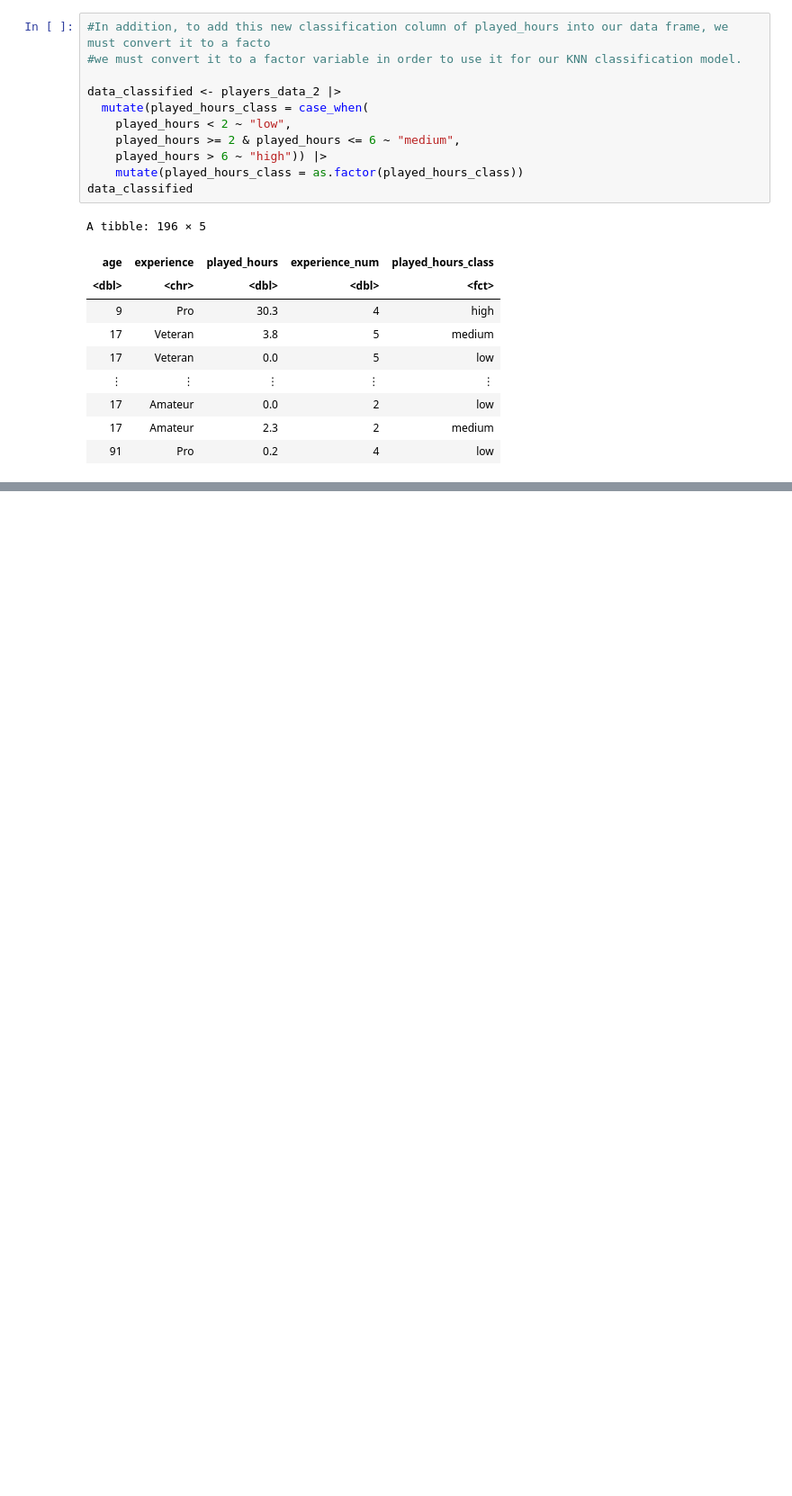
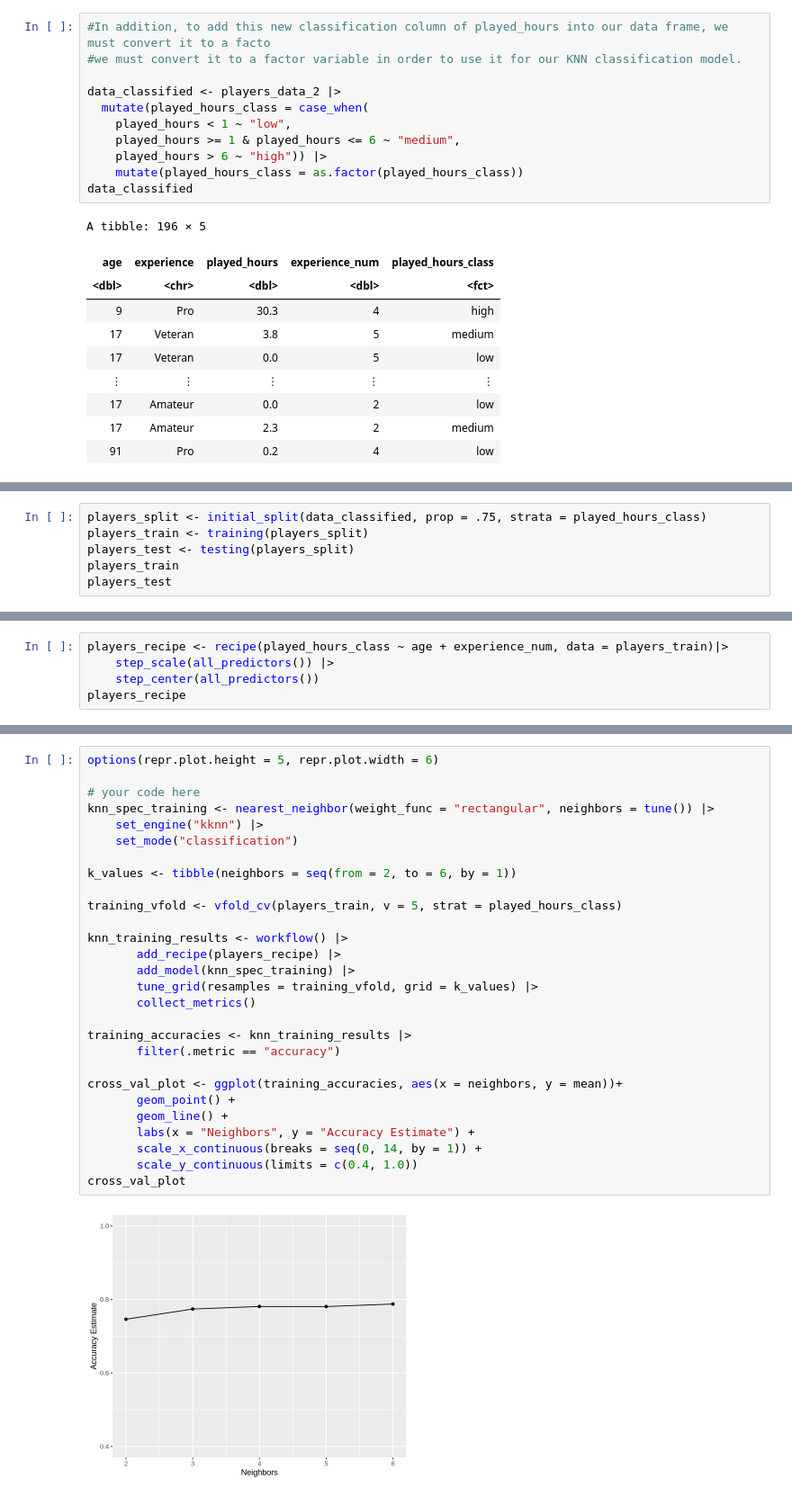
Before and after one commit to kathyythoi/dsci_project, a Jupyter notebook: finalprojectreoport.ipynb, the cells around one changed output, grey strips where cells are left out. Shown at 90% size. Saved outputs shown, nothing was run; the diff lists cells and outputs as text; blank space fills up the shorter version.

Commit message:
started building our knn model
did cross validation, found optimal k, split data into testing/training

```diff
--- a/finalprojectreoport.ipynb
+++ b/finalprojectreoport.ipynb
@@ -186,8 +186,8 @@ As we can see, there are a lot more "low" contribution players rather than high
 
 data_classified <- players_data_2 |>
   mutate(played_hours_class = case_when(
-    played_hours < 2 ~ "low",
-    played_hours >= 2 & played_hours <= 6 ~ "medium",
+    played_hours < 1 ~ "low",
+    played_hours >= 1 & played_hours <= 6 ~ "medium",
     played_hours > 6 ~ "high")) |>
     mutate(played_hours_class = as.factor(played_hours_class))
 data_classified
@@ -204,0 +207,6 @@ A tibble: 196 × 5
+# %%
+players_split <- initial_split(data_classified, prop = .75, strata = played_hours_class)
+players_train <- training(players_split)
+players_test <- testing(players_split)
+players_train
+players_test
@@ -204,0 +236,5 @@ A tibble: 196 × 5
+# %%
+players_recipe <- recipe(played_hours_class ~ age + experience_num, data = players_train)|>
+    step_scale(all_predictors()) |>
+    step_center(all_predictors())
+players_recipe
@@ -204,0 +262,30 @@ A tibble: 196 × 5
+# %%
+options(repr.plot.height = 5, repr.plot.width = 6)
+
+# your code here
+knn_spec_training <- nearest_neighbor(weight_func = "rectangular", neighbors = tune()) |>
+    set_engine("kknn") |>
+    set_mode("classification")
+
+k_values <- tibble(neighbors = seq(from = 2, to = 6, by = 1))
+
+training_vfold <- vfold_cv(players_train, v = 5, strat = played_hours_class)
+
+knn_training_results <- workflow() |>
+       add_recipe(players_recipe) |>
+       add_model(knn_spec_training) |>
+       tune_grid(resamples = training_vfold, grid = k_values) |>
+       collect_metrics()
+
+training_accuracies <- knn_training_results |>
+       filter(.metric == "accuracy")
+
+cross_val_plot <- ggplot(training_accuracies, aes(x = neighbors, y = mean))+
+       geom_point() +
+       geom_line() +
+       labs(x = "Neighbors", y = "Accuracy Estimate") +
+       scale_x_continuous(breaks = seq(0, 14, by = 1)) +
+       scale_y_continuous(limits = c(0.4, 1.0))
+cross_val_plot
+# %% [output]
+[figure, added]
```
Also changed, not shown: parts of 8 cells of this notebook.
